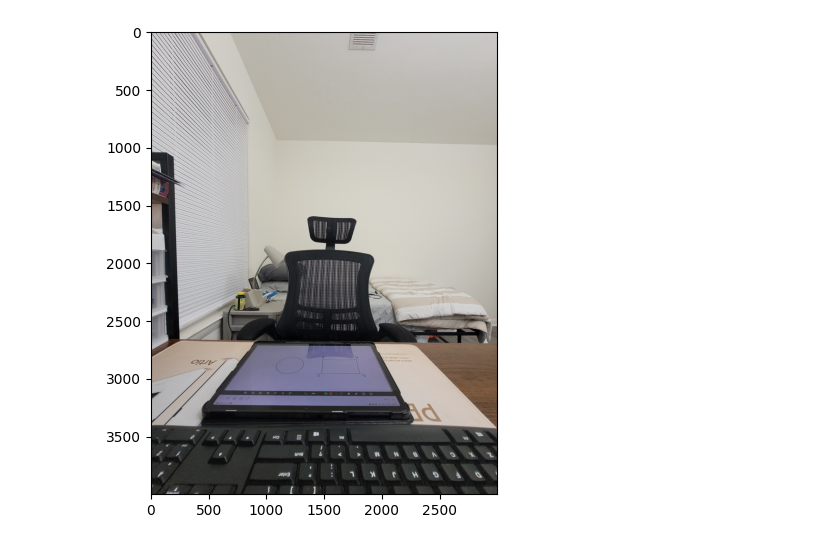
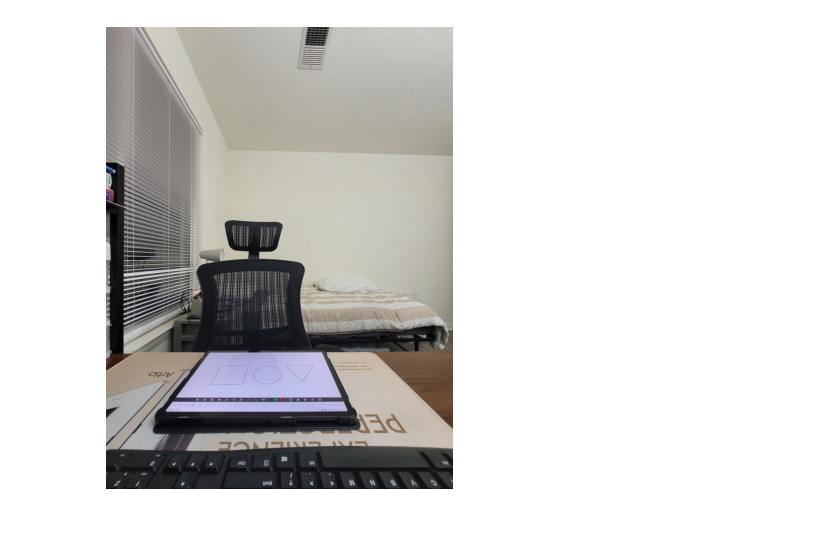
Before and after one commit to hitenkothari/top-down-view, a Jupyter notebook: top_down.ipynb, the cells around one changed output. Saved outputs shown, nothing was run; the diff lists cells and outputs as text; code cells hidden in the pictures.

Commit message:
new image check

```diff
--- a/top_down.ipynb
+++ b/top_down.ipynb
@@ -31,12 +31,13 @@ def show_image(img):
   fig = plt.figure()
   fig.set_size_inches(8, 6) # You can adjust the size of the displayed figure
   plt.imshow(img)
+  plt.axis("off")
 # %%
-image = load_image("test_images/test4.jpg")
+image = load_image("test_04_11/20231104_213128.jpg")
 image = cv2.rotate(image,cv2.ROTATE_90_CLOCKWISE)
 show_image(image)
 # %% [output]
-[figure, old version]
+[figure, new version]
 # %%
 # trapezoid_pts = np.array([[263, 245], [462, 246], [502, 476], [224, 474]], dtype='float32') #for test1
 
```
Also changed, not shown: parts of 3 cells of this notebook.
